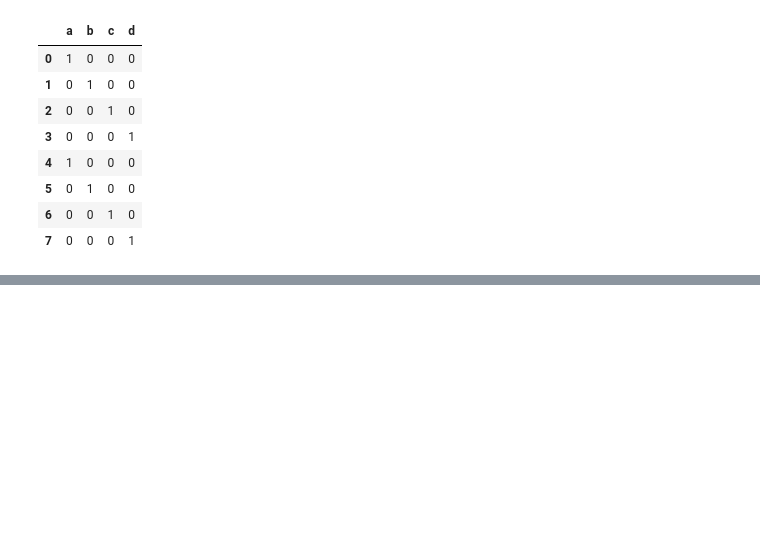
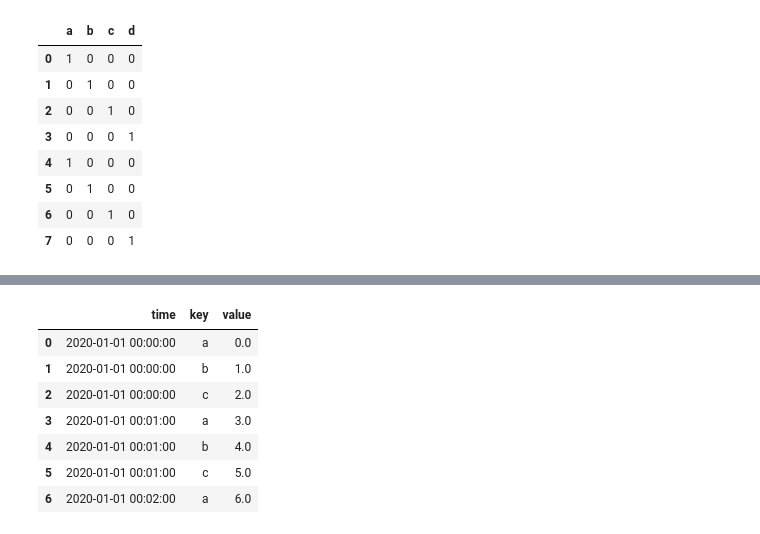
Before and after one commit to wfy0508/LearningPython, a Jupyter notebook: dataAnalysis/chapter12.ipynb, the cells around one changed output, grey strips where cells are left out. Saved outputs shown, nothing was run; the diff lists cells and outputs as text; code cells hidden in the pictures; blank space fills up the shorter version.

```diff
--- a/dataAnalysis/chapter12.ipynb
+++ b/dataAnalysis/chapter12.ipynb
@@ -341,0 +499,14 @@ pd.get_dummies(cat_s)
+# %%
+df2 = pd.DataFrame({'time': times.repeat(3),
+                    'key': np.tile(list('abc') , N),
+                    'value': np.arange((N * 3.))})
+df2[:7]
+# %% [output]
+|  | time | key | value |
+| 0 | 2020-01-01 00:00:00 | a | 0.0 |
+| 1 | 2020-01-01 00:00:00 | b | 1.0 |
+| 2 | 2020-01-01 00:00:00 | c | 2.0 |
+| 3 | 2020-01-01 00:01:00 | a | 3.0 |
+| 4 | 2020-01-01 00:01:00 | b | 4.0 |
+| 5 | 2020-01-01 00:01:00 | c | 5.0 |
+| 6 | 2020-01-01 00:02:00 | a | 6.0 |
```
Also changed, not shown: parts of 16 cells of this notebook.
